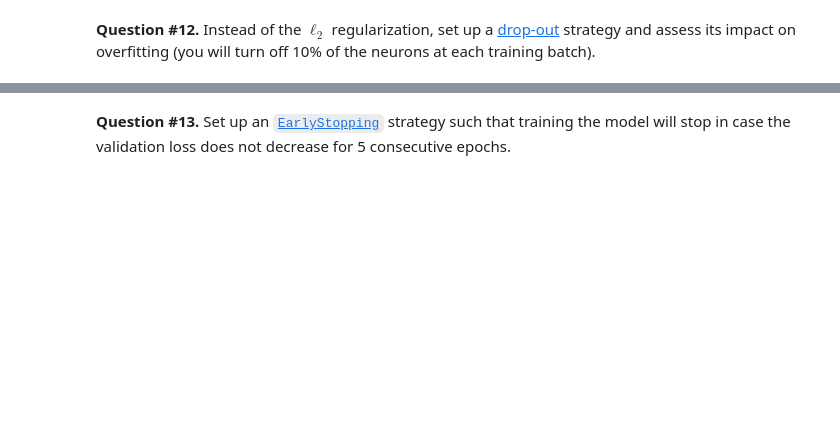
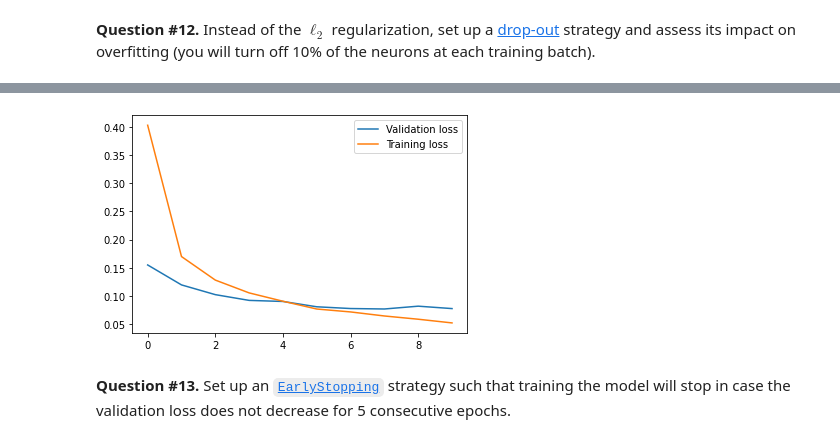
Before and after one commit to rtavenar/deep-notebooks, a Jupyter notebook: MLP_corr.ipynb, the cells around one changed output, grey strips where cells are left out. Saved outputs shown, nothing was run; the diff lists cells and outputs as text; code cells hidden in the pictures; blank space fills up the shorter version.

```diff
--- a/MLP_corr.ipynb
+++ b/MLP_corr.ipynb
@@ -456,2 +741,18 @@ Use the code below to check that a model has been saved:
 # %% [markdown]
 **Question #12.** Instead of the $\ell_2$ regularization, set up a [drop-out](https://www.tensorflow.org/api_docs/python/tf/keras/layers/Dropout) strategy and assess its impact on overfitting (you will turn off 10% of the neurons at each training batch).
+# %%
+from tensorflow.keras.layers import Dropout
+
+tf.random.set_seed(0)
+
+model = Sequential([
+    InputLayer(input_shape=x_train.shape[1:]),
+    Dropout(rate=0.1),
+    Dense(units=128, activation="relu"),
+    Dropout(rate=0.1),
+    Dense(units=128, activation="relu"),
+    Dropout(rate=0.1),
+    Dense(units=y_train.shape[1], activation="softmax")
+])
+model.compile(loss="categorical_crossentropy", optimizer="adam", metrics=["accuracy"])
+h = model.fit(x_train, y_train, epochs=10, batch_size=100, verbose=2, validation_split=.2)
@@ -458,2 +780,8 @@ Use the code below to check that a model has been saved:
+# %%
+plt.plot(h.history["val_loss"], label="Validation loss")
+plt.plot(h.history["loss"], label="Training loss")
+plt.legend();
+# %% [output]
+[figure, added]
 # %% [markdown]
 **Question #13.** Set up an [`EarlyStopping`](https://www.tensorflow.org/api_docs/python/tf/keras/callbacks/EarlyStopping) strategy such that training the model will stop in case the validation loss does not decrease for 5 consecutive epochs.
```
Also changed, not shown: parts of 16 cells of this notebook.
